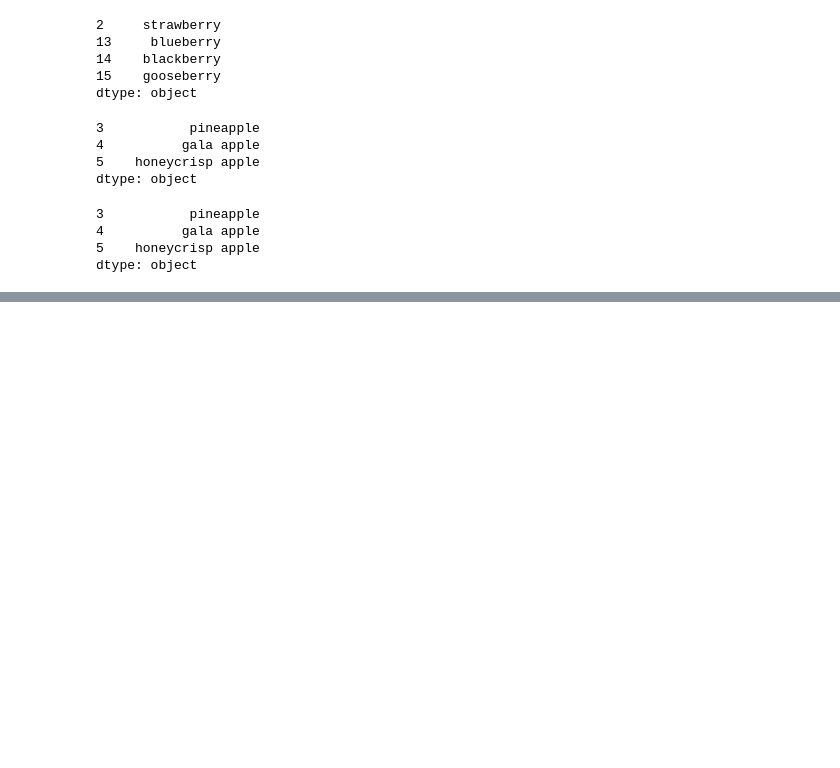
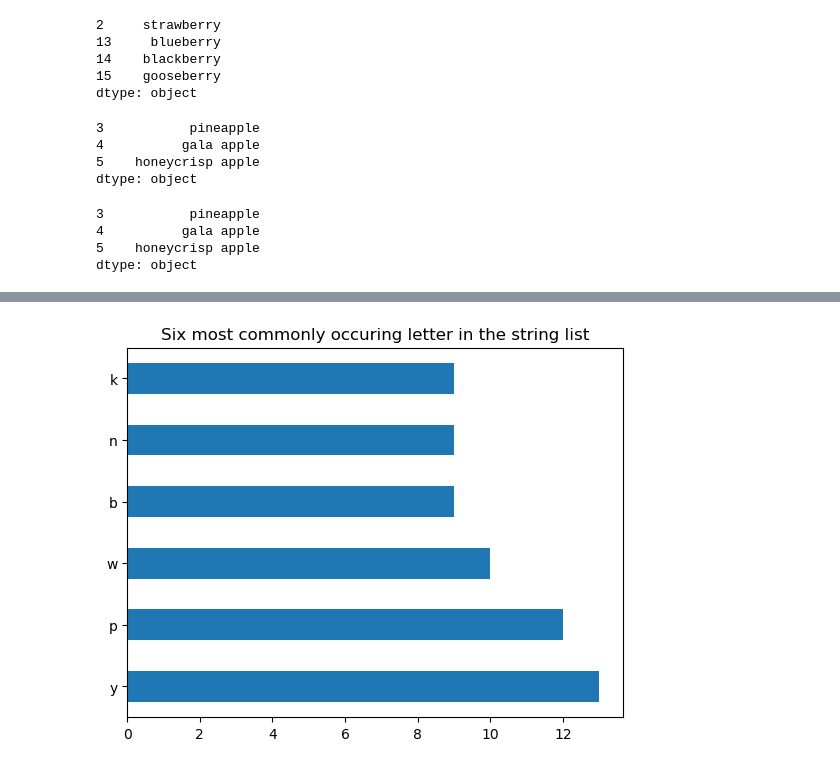
Before and after one commit to nomer-evangelista/ds-libraries-exercises, a Jupyter notebook: pandas_series.ipynb, the cells around one changed output, grey strips where cells are left out. Saved outputs shown, nothing was run; the diff lists cells and outputs as text; code cells hidden in the pictures; blank space fills up the shorter version.

```diff
--- a/pandas_series.ipynb
+++ b/pandas_series.ipynb
@@ -324,0 +471,6 @@ NameError: name 'letters' is not defined
+# %%
+letters.value_counts().head(6).plot(kind='barh')
+plt.title('Six most commonly occuring letter in the string list')
+plt.show()
+# %% [output]
+[figure, added]
```
Also changed, not shown: parts of 44 cells of this notebook.
